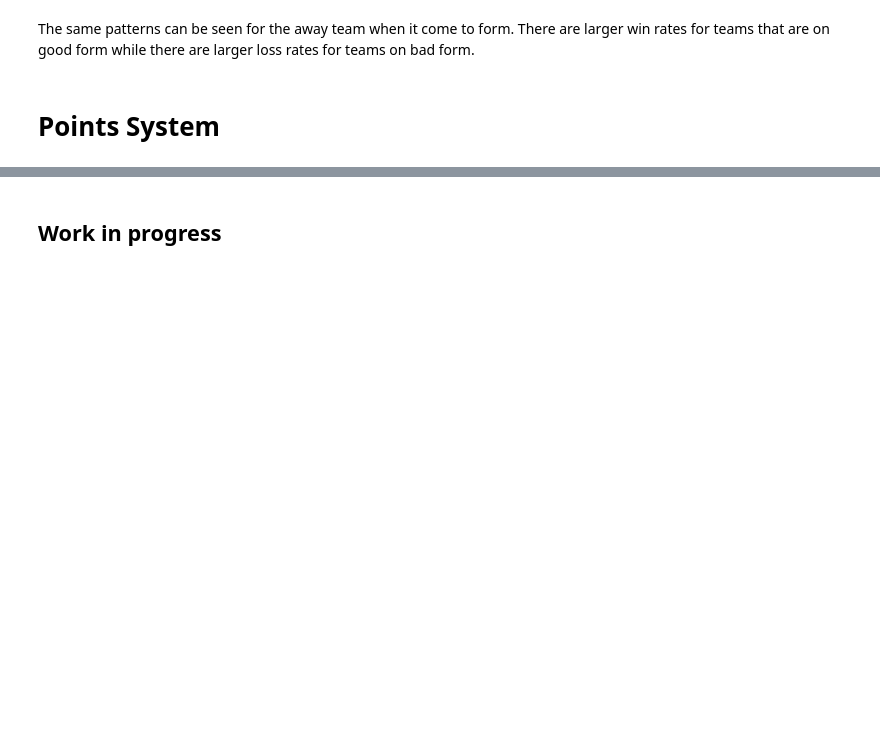
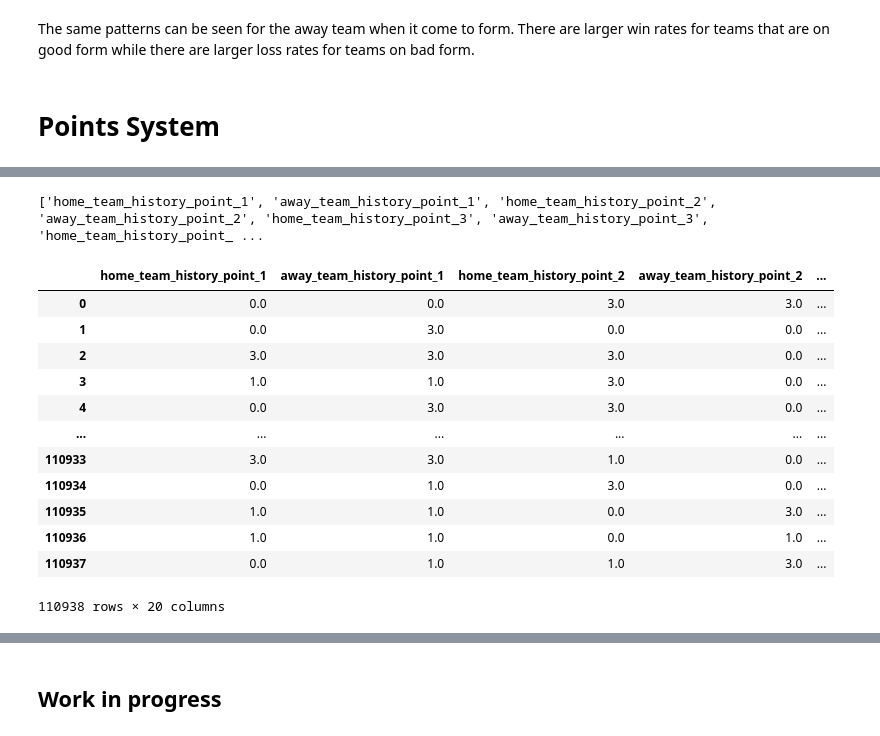
Before and after one commit to Taoudi/Football-Match-Result-Predictor, a Jupyter notebook: football-match-prediction-eda.ipynb, the cells around one changed output, grey strips where cells are left out. Saved outputs shown, nothing was run; the diff lists cells and outputs as text; code cells hidden in the pictures; blank space fills up the shorter version.

```diff
--- a/football-match-prediction-eda.ipynb
+++ b/football-match-prediction-eda.ipynb
@@ -511,0 +591,22 @@ The same patterns can be seen for the away team when it come to form. There are
+# %%
+cols = []
+for i in temp_df.columns:
+    if "point" in i:
+        cols.append(i)
+print(cols)
+temp_df[cols]
+# %% [output]
+['home_team_history_point_1', 'away_team_history_point_1', 'home_team_history_point_2', 'away_team_history_point_2', 'home_team_history_point_3', 'away_team_history_point_3', 'home_team_history_point_ ...
+|  | home_team_history_point_1 | away_team_history_point_1 | home_team_history_point_2 | away_team_history_point_2 | ... |
+| 0 | 0.0 | 0.0 | 3.0 | 3.0 | ... |
+| 1 | 0.0 | 3.0 | 0.0 | 0.0 | ... |
+| 2 | 3.0 | 3.0 | 3.0 | 0.0 | ... |
+| 3 | 1.0 | 1.0 | 3.0 | 0.0 | ... |
+| 4 | 0.0 | 3.0 | 3.0 | 0.0 | ... |
+| ... | ... | ... | ... | ... | ... |
+| 110933 | 3.0 | 3.0 | 1.0 | 0.0 | ... |
+| 110934 | 0.0 | 1.0 | 3.0 | 0.0 | ... |
+| 110935 | 1.0 | 1.0 | 0.0 | 3.0 | ... |
+| 110936 | 1.0 | 1.0 | 0.0 | 1.0 | ... |
+| 110937 | 0.0 | 1.0 | 1.0 | 3.0 | ... |
+110938 rows × 20 columns
```
Also changed, not shown: parts of 11 cells of this notebook.
